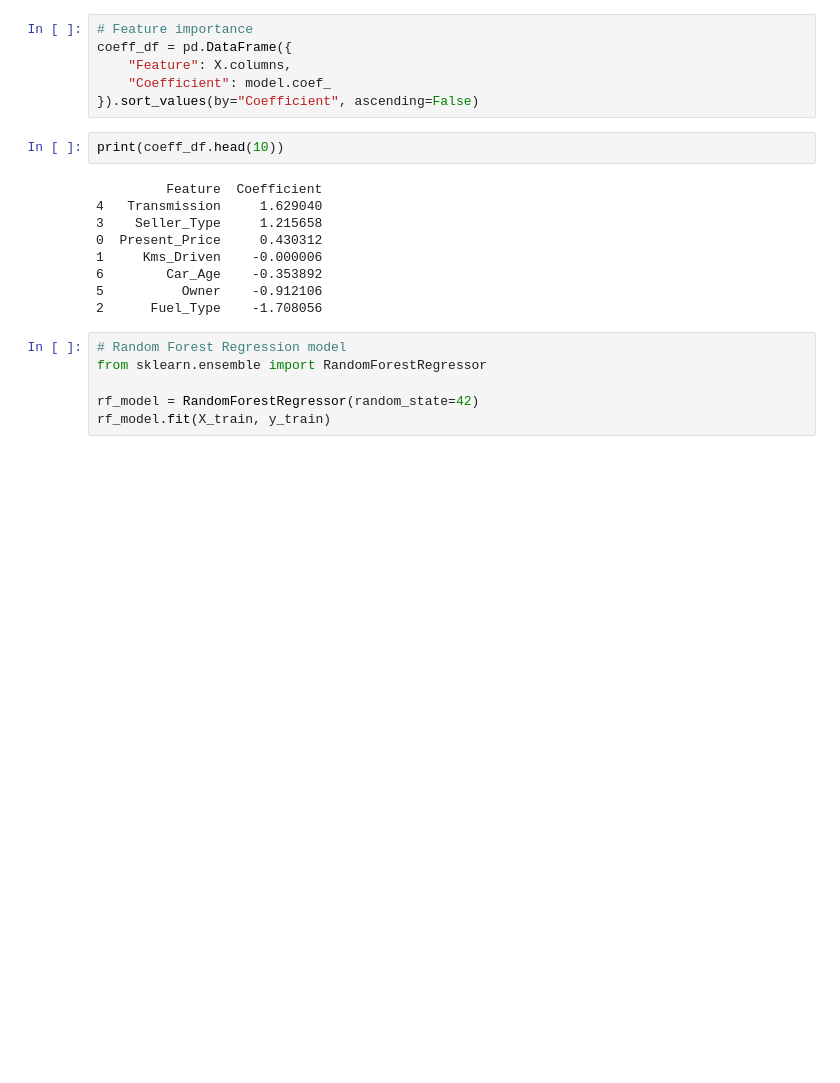
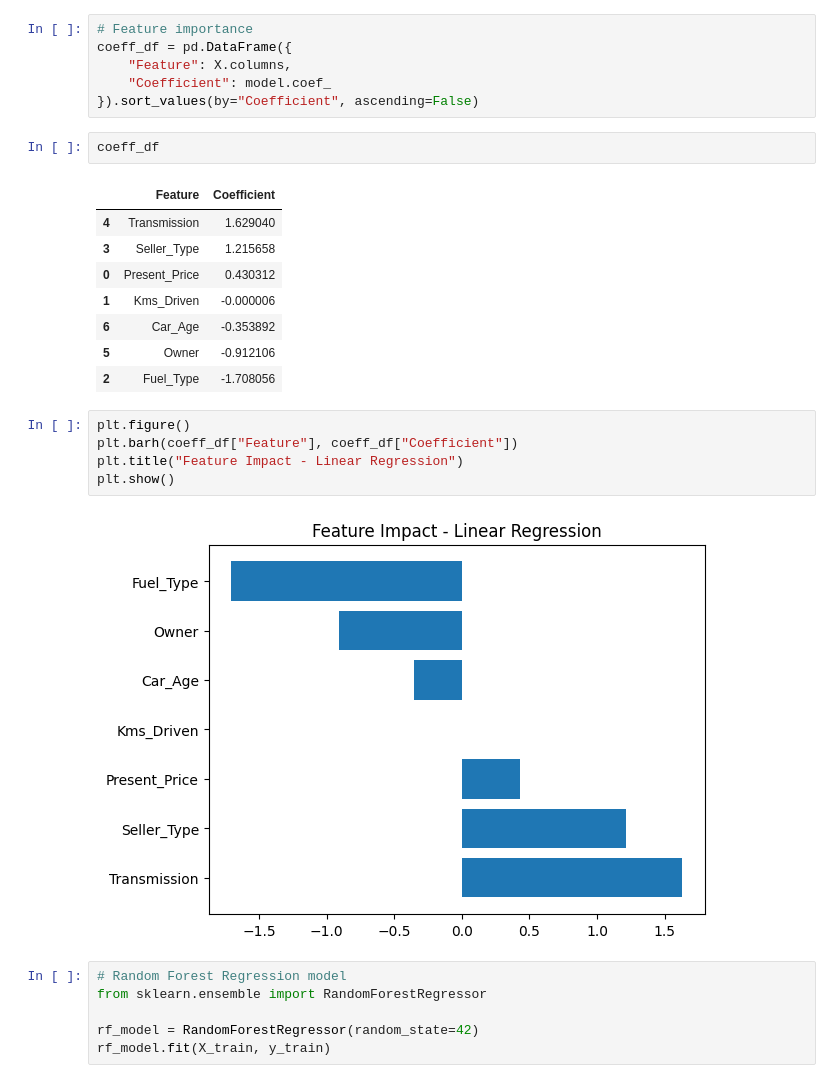
Before and after one commit to Spreeha-79/Car-Price-Prediction, a Jupyter notebook: price_prediction-1.ipynb, the cells around one changed output. Saved outputs shown, nothing was run; the diff lists cells and outputs as text; blank space fills up the shorter version.

Commit message:
Add data visualization graphs

```diff
--- a/price_prediction-1.ipynb
+++ b/price_prediction-1.ipynb
@@ -183,16 +183,23 @@ coeff_df = pd.DataFrame({
     "Coefficient": model.coef_
 }).sort_values(by="Coefficient", ascending=False)
 # %%
-print(coeff_df.head(10))
+coeff_df
 # %% [output]
-         Feature  Coefficient
-4   Transmission     1.629040
-3    Seller_Type     1.215658
-0  Present_Price     0.430312
-1     Kms_Driven    -0.000006
-6        Car_Age    -0.353892
-5          Owner    -0.912106
-2      Fuel_Type    -1.708056
+|  | Feature | Coefficient |
+| 4 | Transmission | 1.629040 |
+| 3 | Seller_Type | 1.215658 |
+| 0 | Present_Price | 0.430312 |
+| 1 | Kms_Driven | -0.000006 |
+| 6 | Car_Age | -0.353892 |
+| 5 | Owner | -0.912106 |
+| 2 | Fuel_Type | -1.708056 |
+# %%
+plt.figure()
+plt.barh(coeff_df["Feature"], coeff_df["Coefficient"])
+plt.title("Feature Impact - Linear Regression")
+plt.show()
+# %% [output]
+[figure, added]
 # %%
 # Random Forest Regression model
 from sklearn.ensemble import RandomForestRegressor
```
Also changed, not shown: parts of 6 cells of this notebook.
